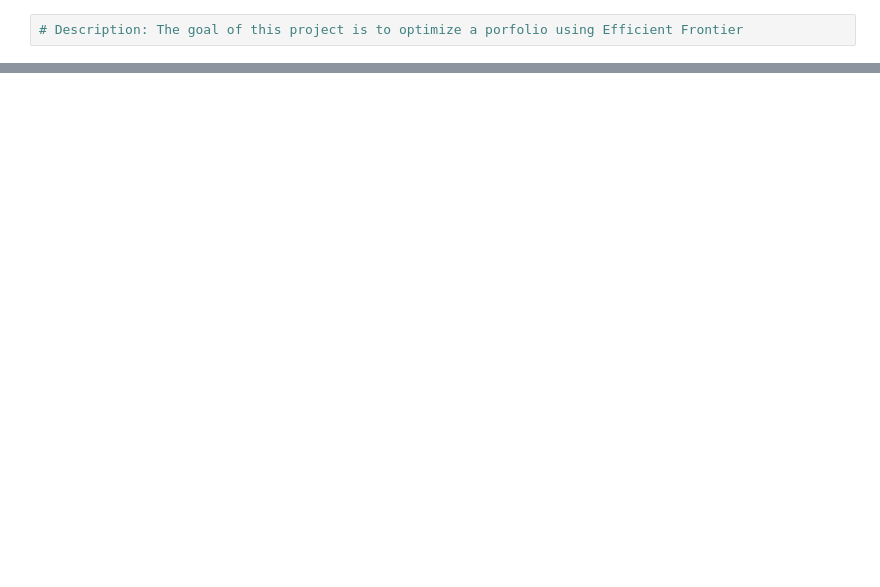
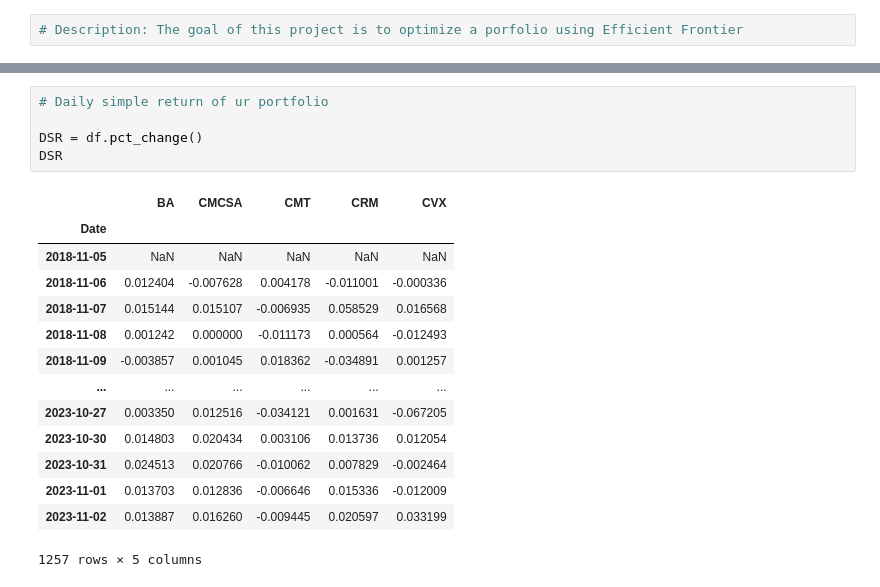
Before and after one commit to victorezealuma/Stock_Portfolio_Optimization, a Jupyter notebook: Portfolio_Opt_.ipynb, the cells around one changed output, grey strips where cells are left out. Drawn from its saved outputs; the diff is of its cells as text; blank space fills up the shorter version.

```diff
--- a/Portfolio_Opt_.ipynb
+++ b/Portfolio_Opt_.ipynb
@@ -88,0 +87,20 @@ df [['Adj Close', 'Volume']]
+# %%
+# Daily simple return of ur portfolio
+
+DSR = df.pct_change()
+DSR
+# %% [output]
+|  | BA | CMCSA | CMT | CRM | CVX |
+| Date |  |  |  |  |  |
+| 2018-11-05 | NaN | NaN | NaN | NaN | NaN |
+| 2018-11-06 | 0.012404 | -0.007628 | 0.004178 | -0.011001 | -0.000336 |
+| 2018-11-07 | 0.015144 | 0.015107 | -0.006935 | 0.058529 | 0.016568 |
+| 2018-11-08 | 0.001242 | 0.000000 | -0.011173 | 0.000564 | -0.012493 |
+| 2018-11-09 | -0.003857 | 0.001045 | 0.018362 | -0.034891 | 0.001257 |
+| ... | ... | ... | ... | ... | ... |
+| 2023-10-27 | 0.003350 | 0.012516 | -0.034121 | 0.001631 | -0.067205 |
+| 2023-10-30 | 0.014803 | 0.020434 | 0.003106 | 0.013736 | 0.012054 |
+| 2023-10-31 | 0.024513 | 0.020766 | -0.010062 | 0.007829 | -0.002464 |
+| 2023-11-01 | 0.013703 | 0.012836 | -0.006646 | 0.015336 | -0.012009 |
+| 2023-11-02 | 0.013887 | 0.016260 | -0.009445 | 0.020597 | 0.033199 |
+1257 rows × 5 columns
```
Also changed, not shown: parts of 10 cells of this notebook.
